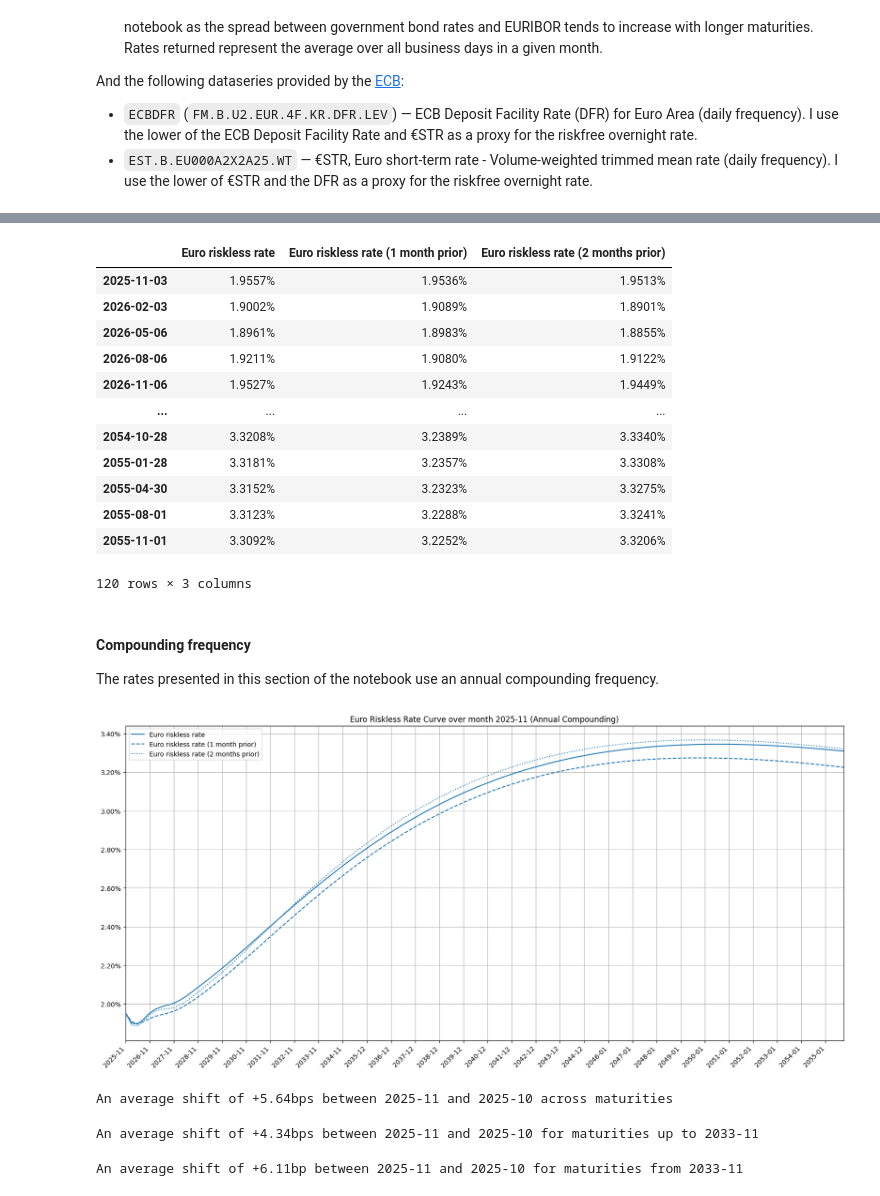
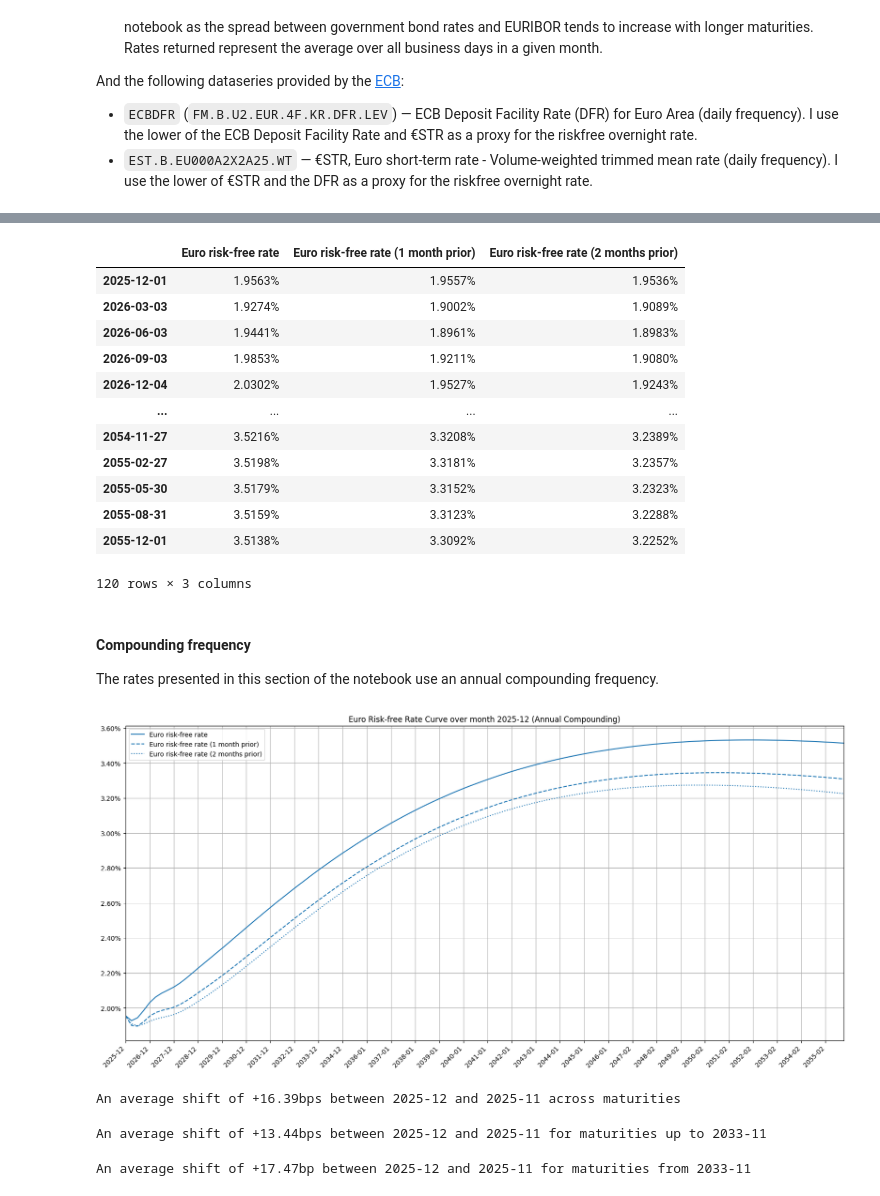
Before and after one commit to ilchen/EU_Economic_Data_Analysis, a Jupyter notebook: HICP_and_ECB_Rates.ipynb, the cells around one changed output, grey strips where cells are left out. Drawn from its saved outputs; the diff is of its cells as text; code cells hidden in the pictures.

Commit message:
Updated with December HICP and euro yield curves

```diff
--- a/HICP_and_ECB_Rates.ipynb
+++ b/HICP_and_ECB_Rates.ipynb
@@ -516,7 +516,7 @@ curve_points_2_mth_ago = curve_2_mth_ago.get_curve_points(120, 1)
 # curve_points = curve.get_curve_points(120)
 # curve_points_1_mth_ago = curve_1_mth_ago.get_curve_points(120)
 # curve_points_2_mth_ago = curve_2_mth_ago.get_curve_points(120)
-curve_points.rename('Euro riskless rate', inplace=True)
+curve_points.rename('Euro risk-free rate', inplace=True)
 curve_points_1_mth_ago.rename(curve_points.name + ' (1 month prior)', inplace=True)
 curve_points_2_mth_ago.rename(curve_points.name + ' (2 months prior)', inplace=True)
 
@@ -527,18 +527,18 @@ df = pd.concat([curve_points, curve_points_1_mth_ago, curve_points_2_mth_ago], a
 # %%
 df
 # %% [output]
-|  | Euro riskless rate | Euro riskless rate (1 month prior) | Euro riskless rate (2 months prior) |
-| 2025-11-03 | 1.9557% | 1.9536% | 1.9513% |
-| 2026-02-03 | 1.9002% | 1.9089% | 1.8901% |
-| 2026-05-06 | 1.8961% | 1.8983% | 1.8855% |
-| 2026-08-06 | 1.9211% | 1.9080% | 1.9122% |
-| 2026-11-06 | 1.9527% | 1.9243% | 1.9449% |
+|  | Euro risk-free rate | Euro risk-free rate (1 month prior) | Euro risk-free rate (2 months prior) |
+| 2025-12-01 | 1.9563% | 1.9557% | 1.9536% |
+| 2026-03-03 | 1.9274% | 1.9002% | 1.9089% |
+| 2026-06-03 | 1.9441% | 1.8961% | 1.8983% |
+| 2026-09-03 | 1.9853% | 1.9211% | 1.9080% |
+| 2026-12-04 | 2.0302% | 1.9527% | 1.9243% |
 | ... | ... | ... | ... |
-| 2054-10-28 | 3.3208% | 3.2389% | 3.3340% |
-| 2055-01-28 | 3.3181% | 3.2357% | 3.3308% |
-| 2055-04-30 | 3.3152% | 3.2323% | 3.3275% |
-| 2055-08-01 | 3.3123% | 3.2288% | 3.3241% |
-| 2055-11-01 | 3.3092% | 3.2252% | 3.3206% |
+| 2054-11-27 | 3.5216% | 3.3208% | 3.2389% |
+| 2055-02-27 | 3.5198% | 3.3181% | 3.2357% |
+| 2055-05-30 | 3.5179% | 3.3152% | 3.2323% |
+| 2055-08-31 | 3.5159% | 3.3123% | 3.2288% |
+| 2055-12-01 | 3.5138% | 3.3092% | 3.2252% |
 120 rows × 3 columns
 # %% [markdown]
 #### Compounding frequency
@@ -546,20 +546,20 @@ The rates presented in this section of the notebook use an annual compounding fr
 # %%
 ANNUAL_COMP_SFX = ' (Annual Compounding)'
 ax = df.iloc[:,0:1].plot(figsize=(20,10), grid=True,
-             title='Euro Riskless Rate Curve over month ' + date_now.strftime('%Y-%m') + ANNUAL_COMP_SFX,
+             title='Euro Risk-free Rate Curve over month ' + date_now.strftime('%Y-%m') + ANNUAL_COMP_SFX,
              xlim=(df.index[0], df.index[-1]), xticks=df.index[::4], xlabel='', rot=45)
 df.iloc[:,1:2].plot(ax=ax, grid=True, xticks=df.index[::4], rot=45, linestyle='--', color=['#1f77b4'])
 df.iloc[:,2:3].plot(ax=ax, grid=True, xticks=df.index[::4], rot=45, linestyle=':', color=['#1f77b4'])
 ax.yaxis.set_major_formatter(mtick.PercentFormatter(1))
 _ = ax.set_xticklabels(list(map('{:%Y-%m}'.format, df.index[::4])))
 # %% [output]
-[figure, old version]
+[figure, new version]
 # %%
 print('An average shift of {:+.2f}bps between {:%Y-%m} and {:%Y-%m} across maturities'.format(
     (df.iloc[:,0]-df.iloc[:,1]).mean() * 10000,
     euro_spot_rates.index[-1].date(), euro_spot_rates.index[-2].date()))
 # %% [output]
-An average shift of +5.64bps between 2025-11 and 2025-10 across maturities
+An average shift of +16.39bps between 2025-12 and 2025-11 across maturities
 # %%
 year_split = date(2033, 11, 1)
 # %%
@@ -567,13 +567,13 @@ print('An average shift of {:+.2f}bps between {:%Y-%m} and {:%Y-%m} for maturiti
     (df.loc[:year_split,df.columns[0]]-df.loc[:year_split,df.columns[1]]).mean() * 10000,
     euro_spot_rates.index[-1].date(), euro_spot_rates.index[-2].date(), year_split))
 # %% [output]
-An average shift of +4.34bps between 2025-11 and 2025-10 for maturities up to 2033-11
+An average shift of +13.44bps between 2025-12 and 2025-11 for maturities up to 2033-11
 # %%
 print('An average shift of {:+.2f}bp between {:%Y-%m} and {:%Y-%m} for maturities from {:%Y-%m}'.format(
     (df.loc[year_split:,df.columns[0]]-df.loc[year_split:,df.columns[1]]).mean() * 10000,
     euro_spot_rates.index[-1].date(), euro_spot_rates.index[-2].date(), year_split))
 # %% [output]
-An average shift of +6.11bp between 2025-11 and 2025-10 for maturities from 2033-11
+An average shift of +17.47bp between 2025-12 and 2025-11 for maturities from 2033-11
 # %%
 offset_in_years = 3
 # %%
```
Also changed, not shown: parts of 10 cells of this notebook.
